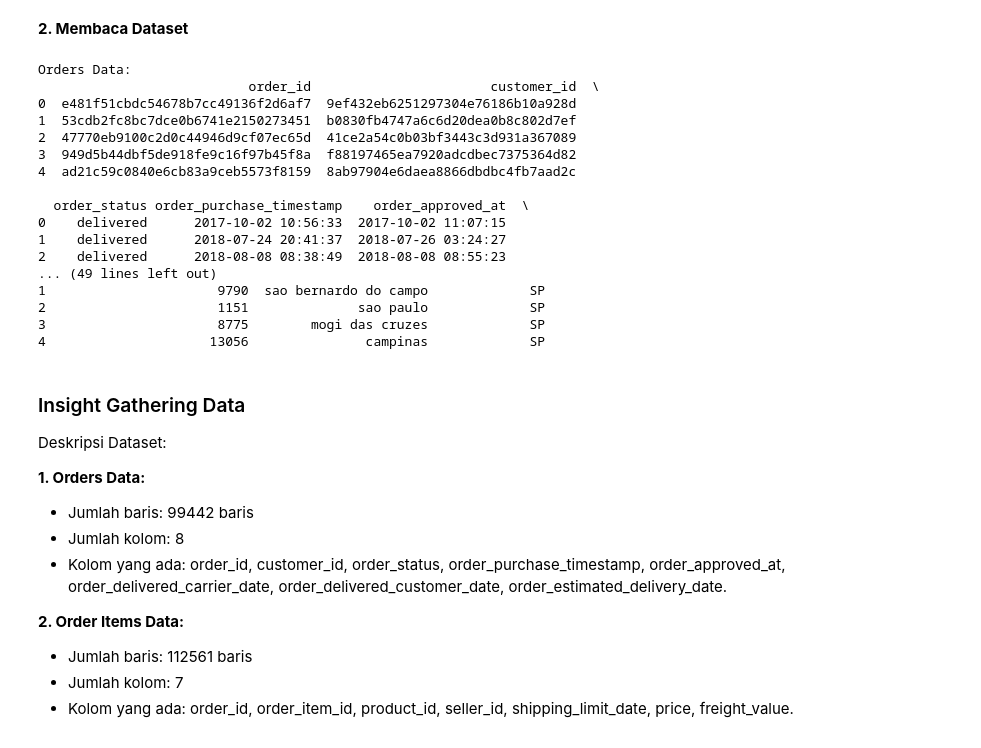
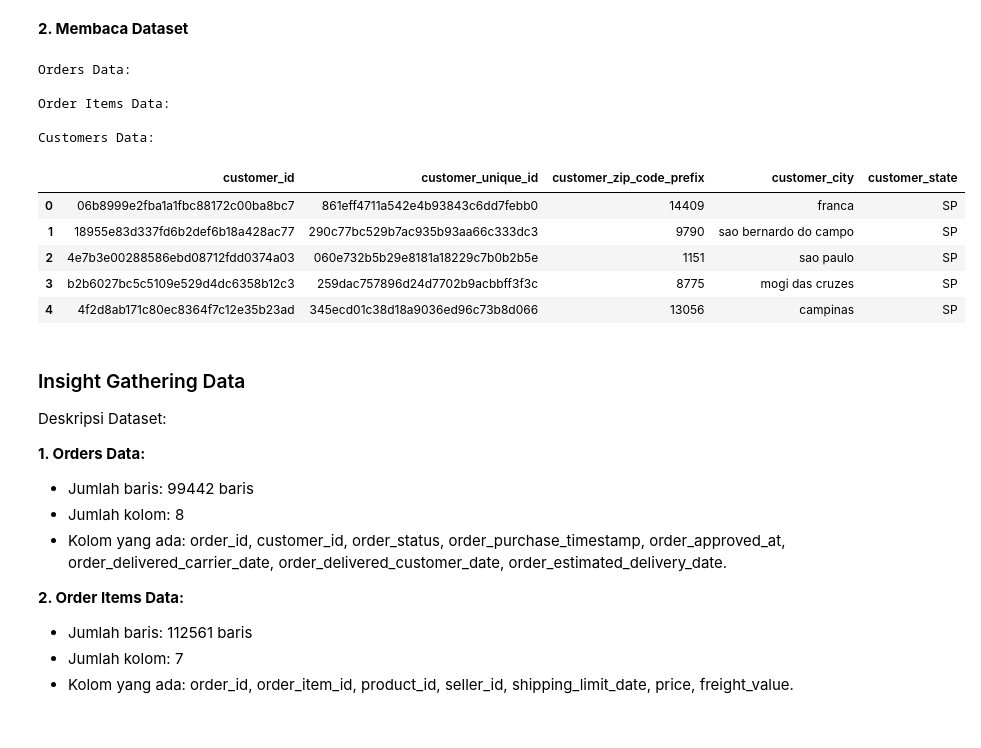
Before and after one commit to LatiefDataVisionary/data-analysis-dicoding-projects, a Jupyter notebook: Proyek_Analisis_Data.ipynb, the cells around one changed output. Saved outputs shown, nothing was run; the diff lists cells and outputs as text; code cells hidden in the pictures.

```diff
--- a/Proyek_Analisis_Data.ipynb
+++ b/Proyek_Analisis_Data.ipynb
@@ -100,42 +100,38 @@ Mounted at /content/drive
 # %%
 # Definisikan jalur ke masing-masing file dataset
 base_path = '/content/drive/My Drive/Projek Analisis Data Menggunakan Python Dicoding/'
 
 # Memuat datasets
 orders_path = os.path.join(base_path, 'orders_dataset.csv')
 order_items_path = os.path.join(base_path, 'order_items_dataset.csv')
 customers_path = os.path.join(base_path, 'customers_dataset.csv')
 
 # Membaca masing-masing dataset
 orders_data = pd.read_csv(orders_path)
 order_items_data = pd.read_csv(order_items_path)
 customers_data = pd.read_csv(customers_path)
 
 # Preview dari masing-masing dataset
 print("Orders Data:")
-print(orders_data.head())
+orders_data.head()
+
 print("\nOrder Items Data:")
-print(order_items_data.head())
+order_items_data.head()
+
 print("\nCustomers Data:")
-print(customers_data.head())
+customers_data.head()
 # %% [output]
 Orders Data:
-                           order_id                       customer_id  \
-0  e481f51cbdc54678b7cc49136f2d6af7  9ef432eb6251297304e76186b10a928d
-1  53cdb2fc8bc7dce0b6741e2150273451  b0830fb4747a6c6d20dea0b8c802d7ef
-2  47770eb9100c2d0c44946d9cf07ec65d  41ce2a54c0b03bf3443c3d931a367089
-3  949d5b44dbf5de918fe9c16f97b45f8a  f88197465ea7920adcdbec7375364d82
-4  ad21c59c0840e6cb83a9ceb5573f8159  8ab97904e6daea8866dbdbc4fb7aad2c
 
-  order_status order_purchase_timestamp    order_approved_at  \
-0    delivered      2017-10-02 10:56:33  2017-10-02 11:07:15
-1    delivered      2018-07-24 20:41:37  2018-07-26 03:24:27
-2    delivered      2018-08-08 08:38:49  2018-08-08 08:55:23
-... (49 lines left out)
-1                      9790  sao bernardo do campo             SP
-2                      1151              sao paulo             SP
-3                      8775        mogi das cruzes             SP
-4                     13056               campinas             SP
+Order Items Data:
+
+Customers Data:
+|  | customer_id | customer_unique_id | customer_zip_code_prefix | customer_city | customer_state |
+| 0 | 06b8999e2fba1a1fbc88172c00ba8bc7 | 861eff4711a542e4b93843c6dd7febb0 | 14409 | franca | SP |
+| 1 | 18955e83d337fd6b2def6b18a428ac77 | 290c77bc529b7ac935b93aa66c333dc3 | 9790 | sao bernardo do campo | SP |
+| 2 | 4e7b3e00288586ebd08712fdd0374a03 | 060e732b5b29e8181a18229c7b0b2b5e | 1151 | sao paulo | SP |
+| 3 | b2b6027bc5c5109e529d4dc6358b12c3 | 259dac757896d24d7702b9acbbff3f3c | 8775 | mogi das cruzes | SP |
+| 4 | 4f2d8ab171c80ec8364f7c12e35b23ad | 345ecd01c38d18a9036ed96c73b8d066 | 13056 | campinas | SP |
 # %% [markdown]
 ### Insight Gathering Data
 Deskripsi Dataset:
```
Also changed, not shown: parts of 2 cells of this notebook.
